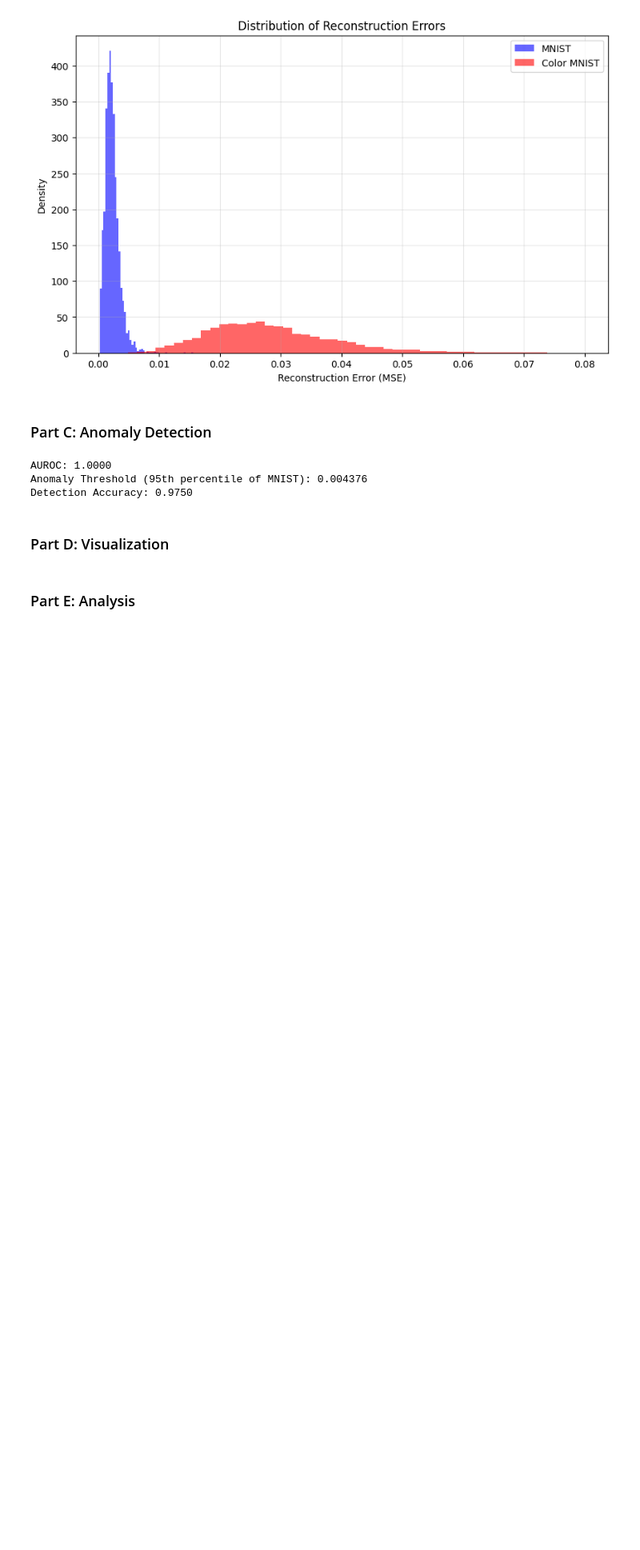
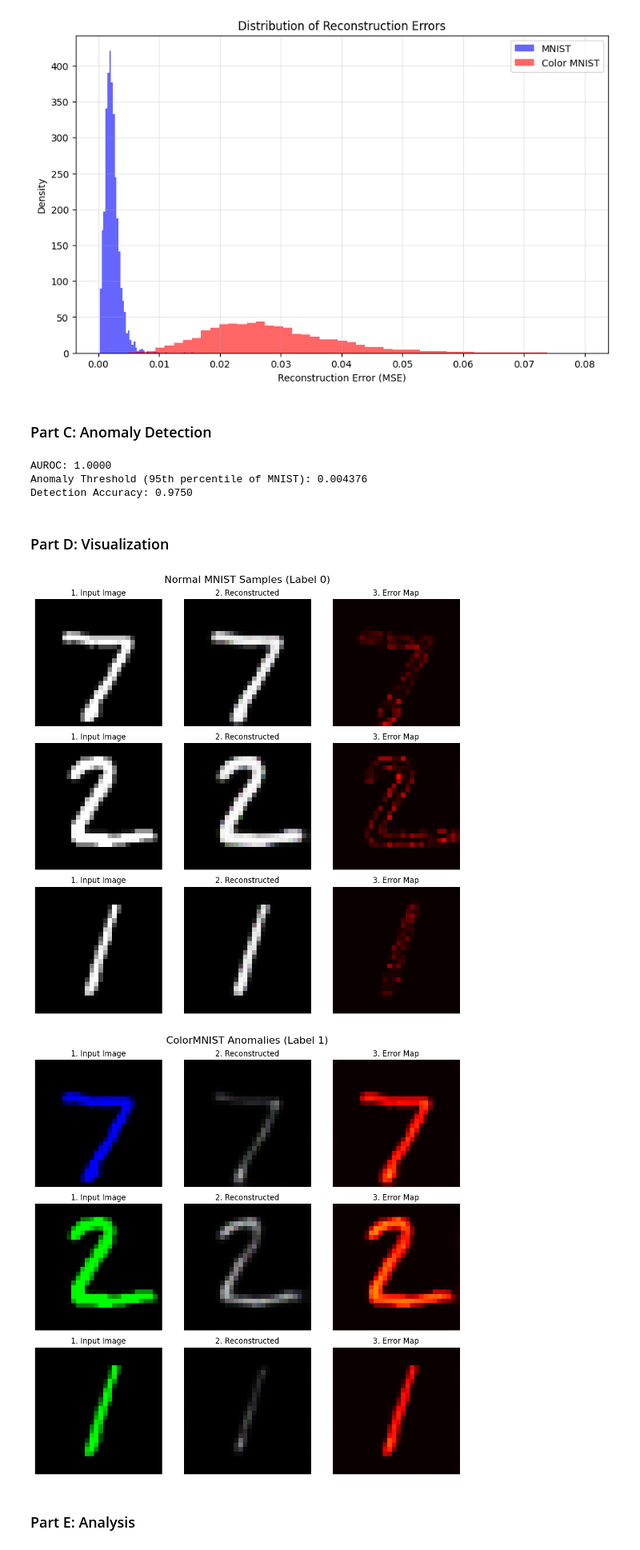
Before and after one commit to issarmank/cs-4452-assignment3-anomaly-detection, a Jupyter notebook: issar.ipynb, the cells around one changed output. Shown at 80% size. Drawn from its saved outputs; the diff is of its cells as text; code cells hidden in the pictures; blank space fills up the shorter version.

```diff
--- a/issar.ipynb
+++ b/issar.ipynb
@@ -233,5 +233,66 @@ Anomaly Threshold (95th percentile of MNIST): 0.004376
 Detection Accuracy: 0.9750
 # %% [markdown]
 ### Part D: Visualization
+# %%
+# 1. Extract a single batch of data from our test loaders
+mnist_iter = iter(test_loader_mnist)
+mnist_images, _ = next(mnist_iter)
+
+color_iter = iter(test_loader_color)
+color_images, _ = next(color_iter)
+
+# Select the first 3 images from each batch
+mnist_samples = mnist_images[:3]
+color_samples = color_images[:3]
+
+# 2. Format inputs to 3-channels and move to the correct device
+mnist_samples_3c = mnist_samples.repeat(1, 3, 1, 1).to(device)
+color_samples = color_samples.to(device)
+
+# 3. Get the model's reconstructions (use no_grad since we are just evaluating)
+ae_model.eval()
+with torch.no_grad():
+    mnist_recon = ae_model(mnist_samples_3c)
+    color_recon = ae_model(color_samples)
+
+# 4. Helper function to plot exactly what is requested
+def plot_reconstructions(originals, reconstructions, title_prefix):
+    fig, axes = plt.subplots(nrows=3, ncols=3, figsize=(10, 10))
+    fig.suptitle(f"{title_prefix}", fontsize=16)
+
+    for i in range(3):
+        # Neural network images are shape (Channels, Height, Width)
+        # Matplotlib needs (Height, Width, Channels), so we use .permute(1, 2, 0)
+        orig_img = originals[i].cpu().permute(1, 2, 0).numpy()
+        recon_img = reconstructions[i].cpu().permute(1, 2, 0).numpy()
+
+        # Calculate Error Map: Absolute difference between original and reconstruction.
+        # We take the mean across the color axis (axis=2) to make it a 2D intensity heatmap.
+        error_map = np.abs(orig_img - recon_img).mean(axis=2)
+
+        # Plot Original
+        axes[i, 0].imshow(np.clip(orig_img, 0, 1))
+        axes[i, 0].set_title("1. Input Image")
+        axes[i, 0].axis('off')
+
+        # Plot Reconstruction
+        axes[i, 1].imshow(np.clip(recon_img, 0, 1))
+        axes[i, 1].set_title("2. Reconstructed")
+        axes[i, 1].axis('off')
+
+        # Plot Error Map (using a 'hot' colormap where darker/black = low error, bright = high error)
+        im = axes[i, 2].imshow(error_map, cmap='hot', vmin=0, vmax=1)
+        axes[i, 2].set_title("3. Error Map")
+        axes[i, 2].axis('off')
+
+    plt.tight_layout()
+    plt.show()
+
+# 5. Generate the plots
+plot_reconstructions(mnist_samples_3c, mnist_recon, "Normal MNIST Samples (Label 0)")
+plot_reconstructions(color_samples, color_recon, "ColorMNIST Anomalies (Label 1)")
+# %% [output]
+[figure, added]
+[figure, added]
 # %% [markdown]
 ### Part E: Analysis
```
Also changed, not shown: parts of 3 cells of this notebook.
